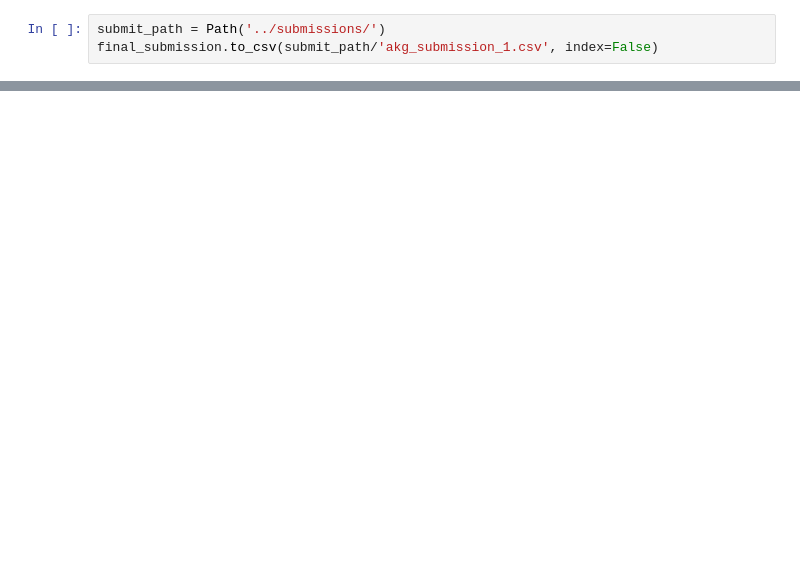
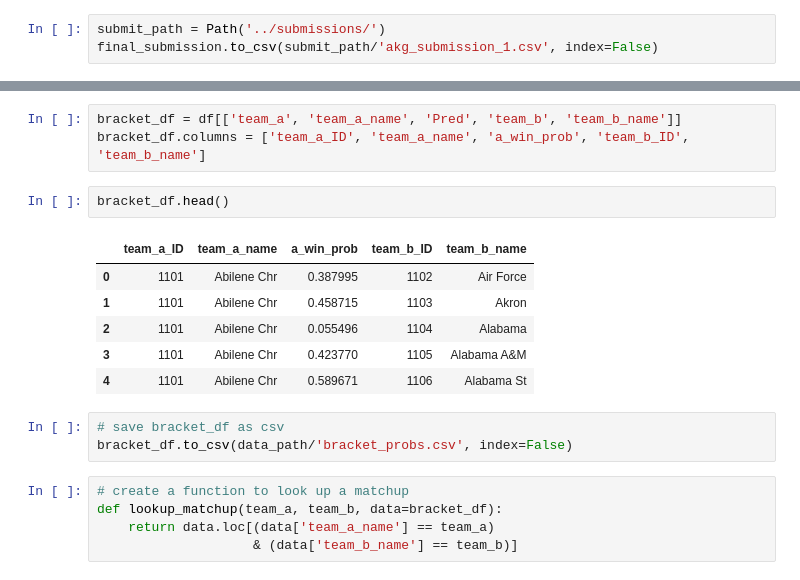
Before and after one commit to akaigraham/main-ML, a Jupyter notebook: march-madness-simulation/notebooks/mm-23.ipynb, the cells around one changed output, grey strips where cells are left out. Saved outputs shown, nothing was run; the diff lists cells and outputs as text; blank space fills up the shorter version.

```diff
--- a/march-madness-simulation/notebooks/mm-23.ipynb
+++ b/march-madness-simulation/notebooks/mm-23.ipynb
@@ -770,0 +798,20 @@ final_submission.to_csv(submit_path/'akg_submission_1.csv', index=False)
+# %%
+bracket_df = df[['team_a', 'team_a_name', 'Pred', 'team_b', 'team_b_name']]
+bracket_df.columns = ['team_a_ID', 'team_a_name', 'a_win_prob', 'team_b_ID', 'team_b_name']
+# %%
+bracket_df.head()
+# %% [output]
+|  | team_a_ID | team_a_name | a_win_prob | team_b_ID | team_b_name |
+| 0 | 1101 | Abilene Chr | 0.387995 | 1102 | Air Force |
+| 1 | 1101 | Abilene Chr | 0.458715 | 1103 | Akron |
+| 2 | 1101 | Abilene Chr | 0.055496 | 1104 | Alabama |
+| 3 | 1101 | Abilene Chr | 0.423770 | 1105 | Alabama A&M |
+| 4 | 1101 | Abilene Chr | 0.589671 | 1106 | Alabama St |
+# %%
+# save bracket_df as csv
+bracket_df.to_csv(data_path/'bracket_probs.csv', index=False)
+# %%
+# create a function to look up a matchup
+def lookup_matchup(team_a, team_b, data=bracket_df):
+    return data.loc[(data['team_a_name'] == team_a)
+                    & (data['team_b_name'] == team_b)]
```
Also changed, not shown: parts of 17 cells of this notebook.
